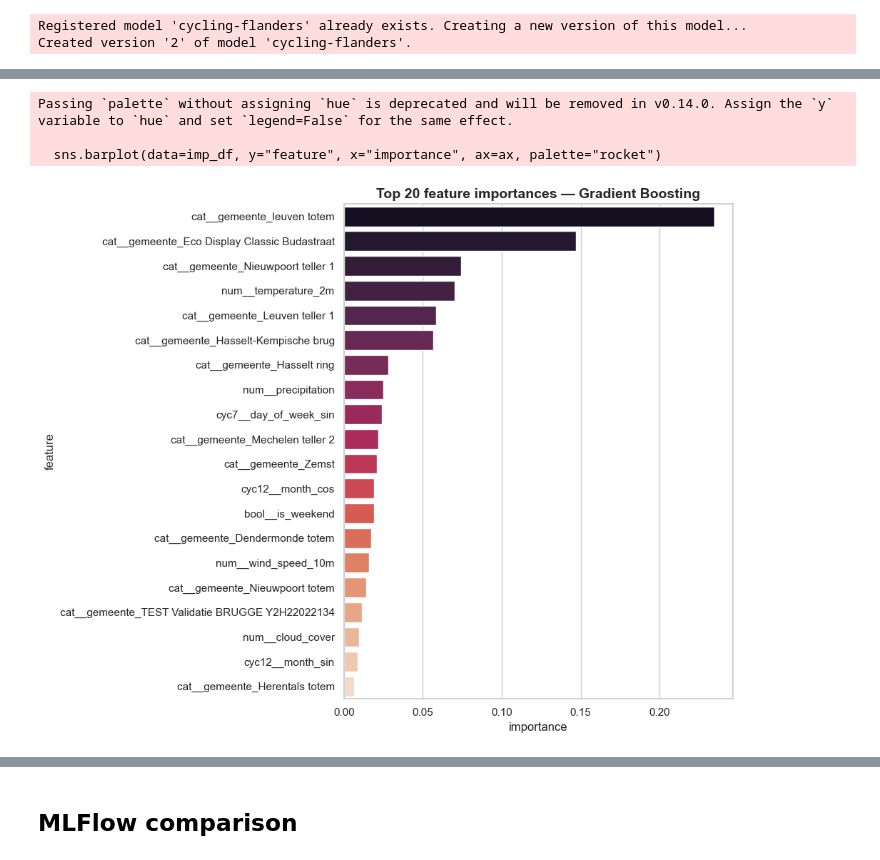
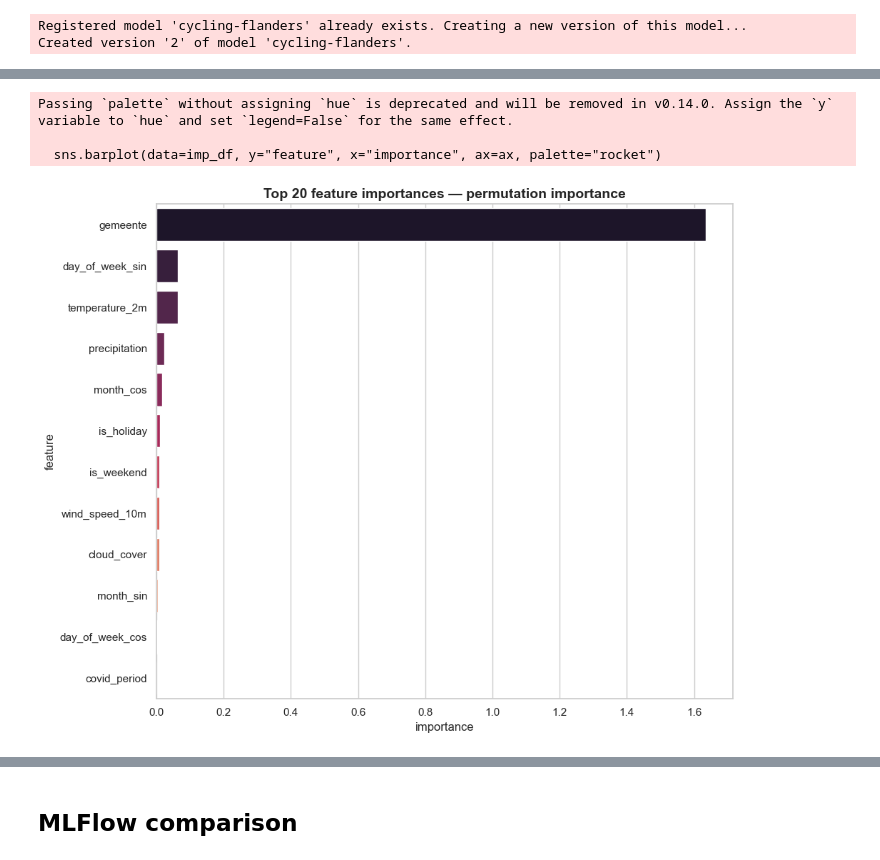
Before and after one commit to TobiasVanoverschelde/Modern-Data-Analytics---Group-2, a Jupyter notebook: notebooks/03_machine_learning_pipeline.ipynb, the cells around one changed output, grey strips where cells are left out. Cells and saved outputs as stored; diff of their text form; code cells hidden in the pictures.

```diff
--- a/notebooks/03_machine_learning_pipeline.ipynb
+++ b/notebooks/03_machine_learning_pipeline.ipynb
@@ -80,3 +96,8 @@ print(f"Saved {len(daily):,} daily rows")
 # %% [output]
 Hourly data: 10,419,659 rows
 Saved 217,193 daily rows
+# %%
+from src.features import add_cyclical_encoding
+daily = add_cyclical_encoding(daily)
+print("Cyclical features:", [c for c in daily.columns if "_sin" in c or "_cos" in c])
+print(daily.head())
@@ -162,17 +201,19 @@ RF test metrics: {'MAE': 244.62805680879796, 'RMSE': 348.3783081932183, 'R2': 0.
 Registered model 'cycling-flanders' already exists. Creating a new version of this model...
 Created version '2' of model 'cycling-flanders'.
 # %%
-# Gradient Boosting
-pipe_gbr = build_pipeline(GradientBoostingRegressor(random_state=RANDOM_STATE))
+# HistGradientBoosting
+from sklearn.ensemble import HistGradientBoostingRegressor
+
+pipe_gbr = build_pipeline(HistGradientBoostingRegressor(random_state=RANDOM_STATE))
 grid_gbr = {
-    "regressor__n_estimators": [100, 300],
-    "regressor__max_depth": [3, 5],
+    "regressor__max_iter": [200, 500],
+    "regressor__max_depth": [5, 7, None],
     "regressor__learning_rate": [0.05, 0.1],
 }
 
 best_gbr, gbr_metrics = fit_with_tracking(
     pipe_gbr, X_train, y_train, X_test, y_test,
-    grid_gbr, model_name="gradient_boosting",
+    grid_gbr, model_name="hist_gradient_boosting",
 )
 print(f"\nGBR test metrics: {gbr_metrics}")
 # %% [output]
@@ -220,46 +261,62 @@ Best model on test MAE: Gradient Boosting
 # %%
-# Feature importance
-fitted = best_model.best_estimator_
+from sklearn.inspection import permutation_importance
+
+fitted = best_gbr.best_estimator_
 preprocessor = fitted.named_steps["preprocess"]
 regressor = fitted.named_steps["regressor"]
 
+# Get feature names after preprocessing
 feature_names = preprocessor.get_feature_names_out()
 
+# Try built-in feature importance first
 if hasattr(regressor, "feature_importances_"):
     importance = regressor.feature_importances_
     imp_df = pd.DataFrame({
         "feature": feature_names,
         "importance": importance,
-    }).sort_values("importance", ascending=False).head(20)
+    })
+    method = "built-in (tree split gain)"
 
-    fig, ax = plt.subplots(figsize=(10, 8))
-    sns.barplot(data=imp_df, y="feature", x="importance", ax=ax, palette="rocket")
-    ax.set_title(f"Top 20 feature importances — {best_model_name}",
-                 fontsize=14, fontweight="bold")
-    plt.tight_layout()
-    plt.savefig(FIG_DIR / "feature_importance.png", dpi=150, bbox_inches="tight")
-    plt.show()
+elif hasattr(regressor, "coef_"):
+    # Ridge: use absolute coefficients
+    imp_df = pd.DataFrame({
+        "feature": feature_names,
+        "importance": np.abs(regressor.coef_),
+    })
+    method = "absolute coefficients"
 
-    print("Top 10 features:")
-    print(imp_df.head(10).to_string(index=False))
 else:
-    # Ridge: coefficients
-    coefs = pd.DataFrame({
-        "feature": feature_names,
-        "coefficient": regressor.coef_,
+    # HistGBR and similar: permutation importance
+    # Compute on a sample for speed
+    n_sample = min(5000, len(X_test))
+    sample = X_test.sample(n=n_sample, random_state=42)
+    sample_y = y_test.loc[sample.index]
+
+    result = permutation_importance(
+        fitted, sample, sample_y,
+        n_repeats=5, random_state=42, n_jobs=-1
+    )
+    imp_df = pd.DataFrame({
+        "feature": X_test.columns,   # raw feature names, not preprocessed
+        "importance": result.importances_mean,
     })
-    coefs["abs_coef"] = coefs["coefficient"].abs()
-    coefs_top = coefs.sort_values("abs_coef", ascending=False).head(20)
+    method = "permutation importance"
 
-    fig, ax = plt.subplots(figsize=(10, 8))
-    sns.barplot(data=coefs_top, y="feature", x="coefficient", ax=ax, palette="vlag")
-    ax.set_title(f"Top 20 coefficients — {best_model_name}", fontsize=14, fontweight="bold")
-    plt.tight_layout()
-    plt.savefig(FIG_DIR / "feature_importance.png", dpi=150, bbox_inches="tight")
-    plt.show()
-    print(coefs_top.to_string(index=False))
+imp_df = imp_df.sort_values("importance", ascending=False).head(20)
+
+fig, ax = plt.subplots(figsize=(10, 8))
+sns.barplot(data=imp_df, y="feature", x="importance", ax=ax, palette="rocket")
+ax.set_title(f"Top 20 feature importances — {method}",
+             fontsize=14, fontweight="bold")
+plt.tight_layout()
+plt.savefig(FIG_DIR / "feature_importance.png", dpi=150, bbox_inches="tight")
+plt.show()
+
+print(f"\nMethod: {method}")
+print(f"\nTop 10:")
+print(imp_df.head(10).to_string(index=False))
 # %% [output]
 Passing `palette` without assigning `hue` is deprecated and will be removed in v0.14.0. Assign the `y` variable to `hue` and set `legend=False` for the same effect.
 
   sns.barplot(data=imp_df, y="feature", x="importance", ax=ax, palette="rocket")
-[figure, old version]
+[figure, new version]
```
Also changed, not shown: parts of 10 cells of this notebook, 7 other files.
